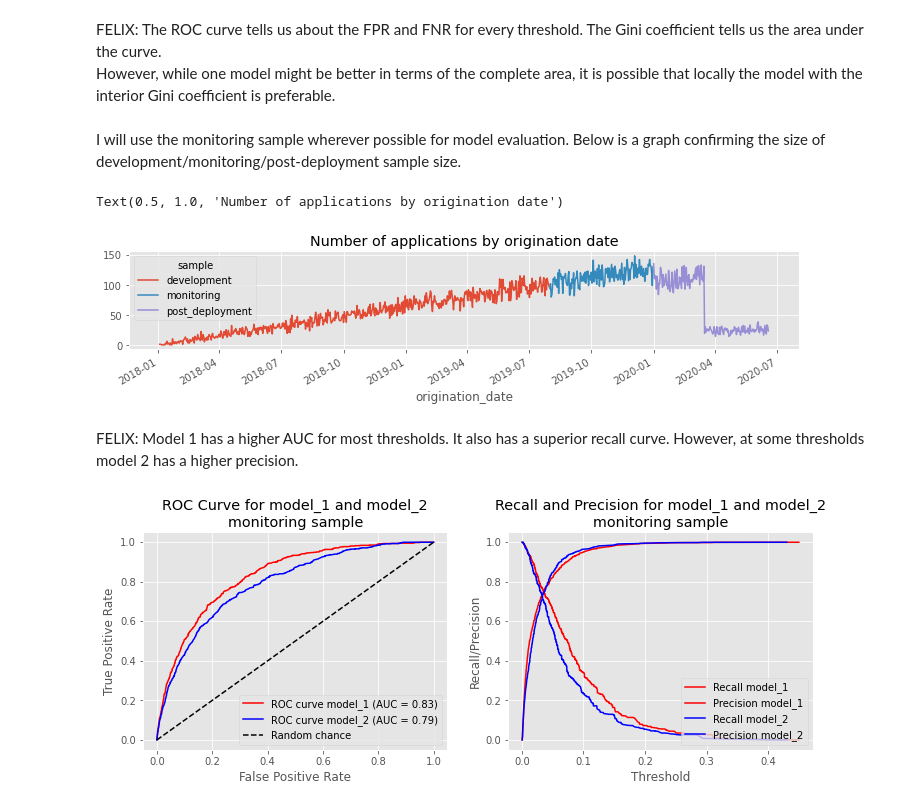
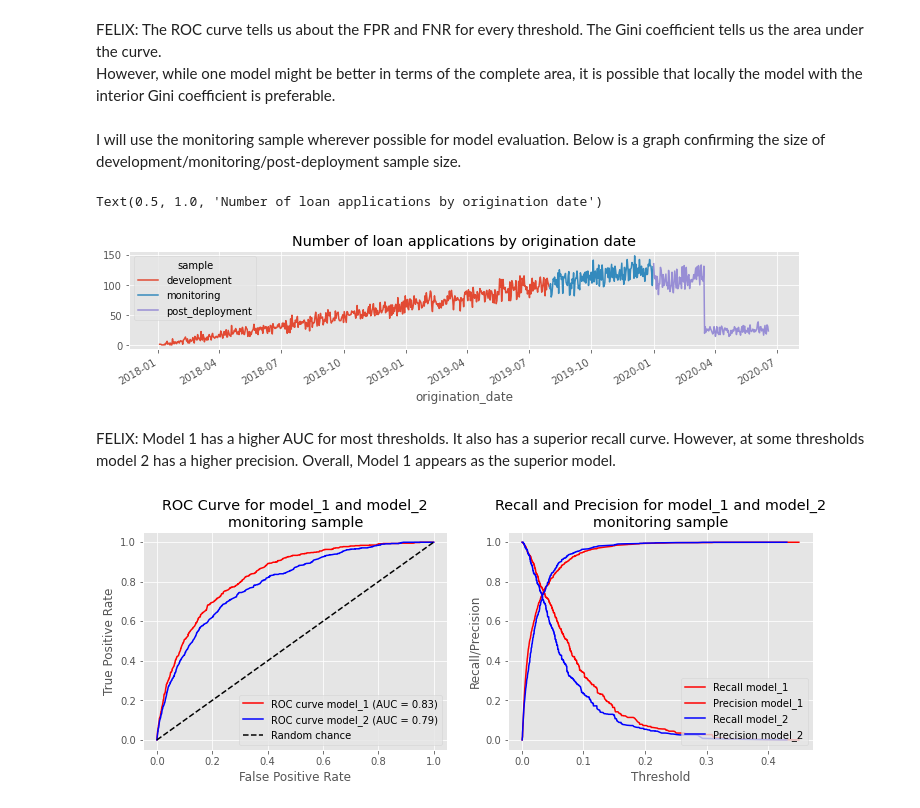
Before and after one commit to FelixHoeschle/m_take_home, a Jupyter notebook: 2_main_tasks.ipynb, the cells around one changed output. Drawn from its saved outputs; the diff is of its cells as text; code cells hidden in the pictures.

```diff
--- a/2_main_tasks.ipynb
+++ b/2_main_tasks.ipynb
@@ -51,19 +51,19 @@ I will use the monitoring sample wherever possible for model evaluation. Below i
 # %%
 # Split sample into development, monitoring and post deployment and sense check the outcome in a plot
 ap_df['origination_date'] = pd.to_datetime(ap_df['origination_date'])
 
 
 ap_df['sample'] = np.where(ap_df['origination_date'] < pd.to_datetime("2019-08-01"), 'development',
                            np.where(ap_df['origination_date'] < pd.to_datetime("2020-01-01"), 'monitoring',
                            'post_deployment'))
 
 ap_df.groupby(['sample', 'origination_date']).size().unstack('sample').plot(figsize=(12,2))
-plt.title("Number of applications by origination date")
+plt.title("Number of loan applications by origination date")
 # %% [output]
-Text(0.5, 1.0, 'Number of applications by origination date')
+Text(0.5, 1.0, 'Number of loan applications by origination date')
-[figure, old version]
+[figure, new version]
 # %% [markdown]
-FELIX: Model 1 has a higher AUC for most thresholds. It also has a superior recall curve. However, at some thresholds model 2 has a higher precision.
+FELIX: Model 1 has a higher AUC for most thresholds. It also has a superior recall curve. However, at some thresholds model 2 has a higher precision. Overall, Model 1 appears as the superior model.
 # %%
 # Validate models based on monitoring sample
 ap_df_monitoring = ap_df.query('sample=="monitoring"')
```
Also changed, not shown: parts of 9 cells of this notebook.
